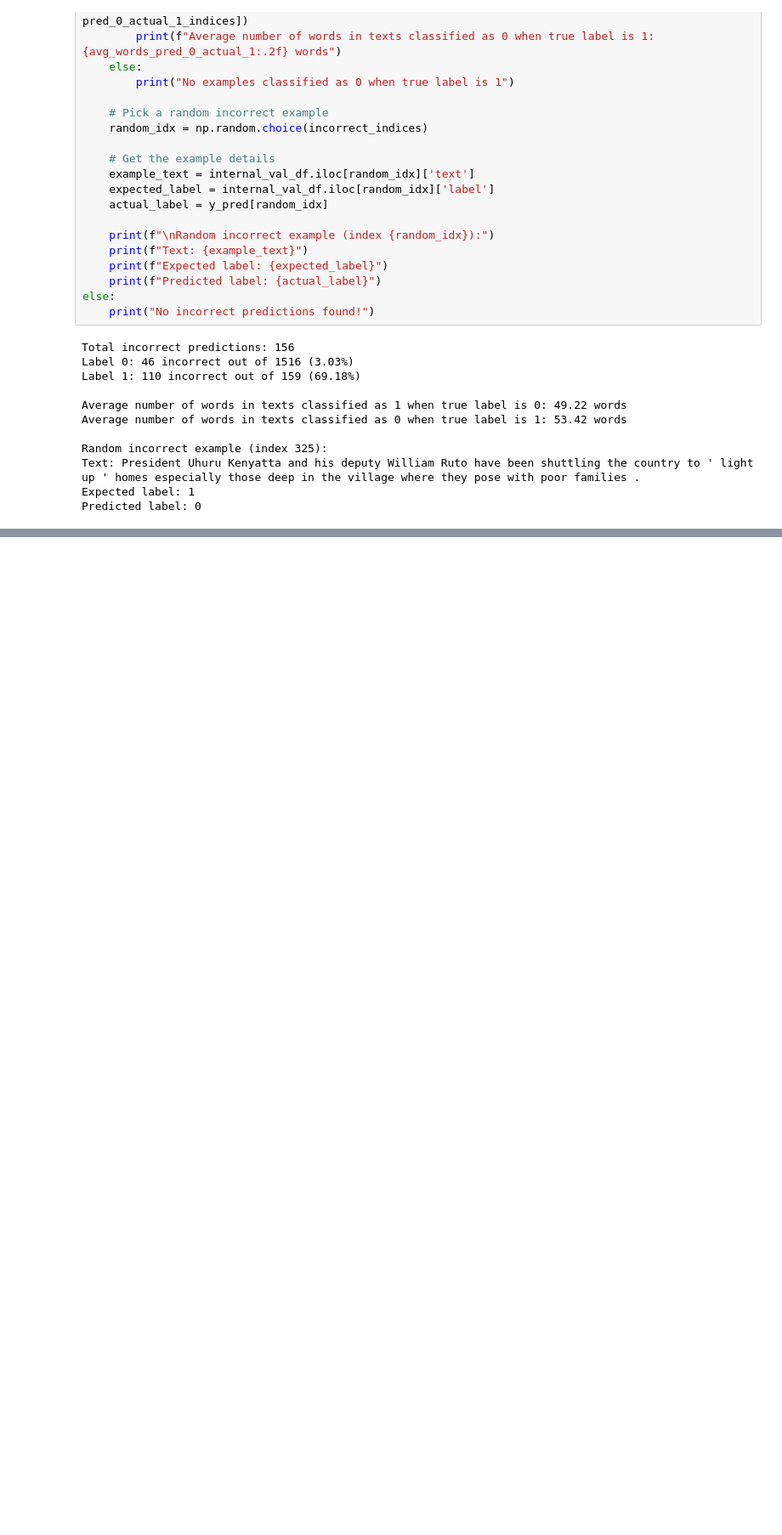
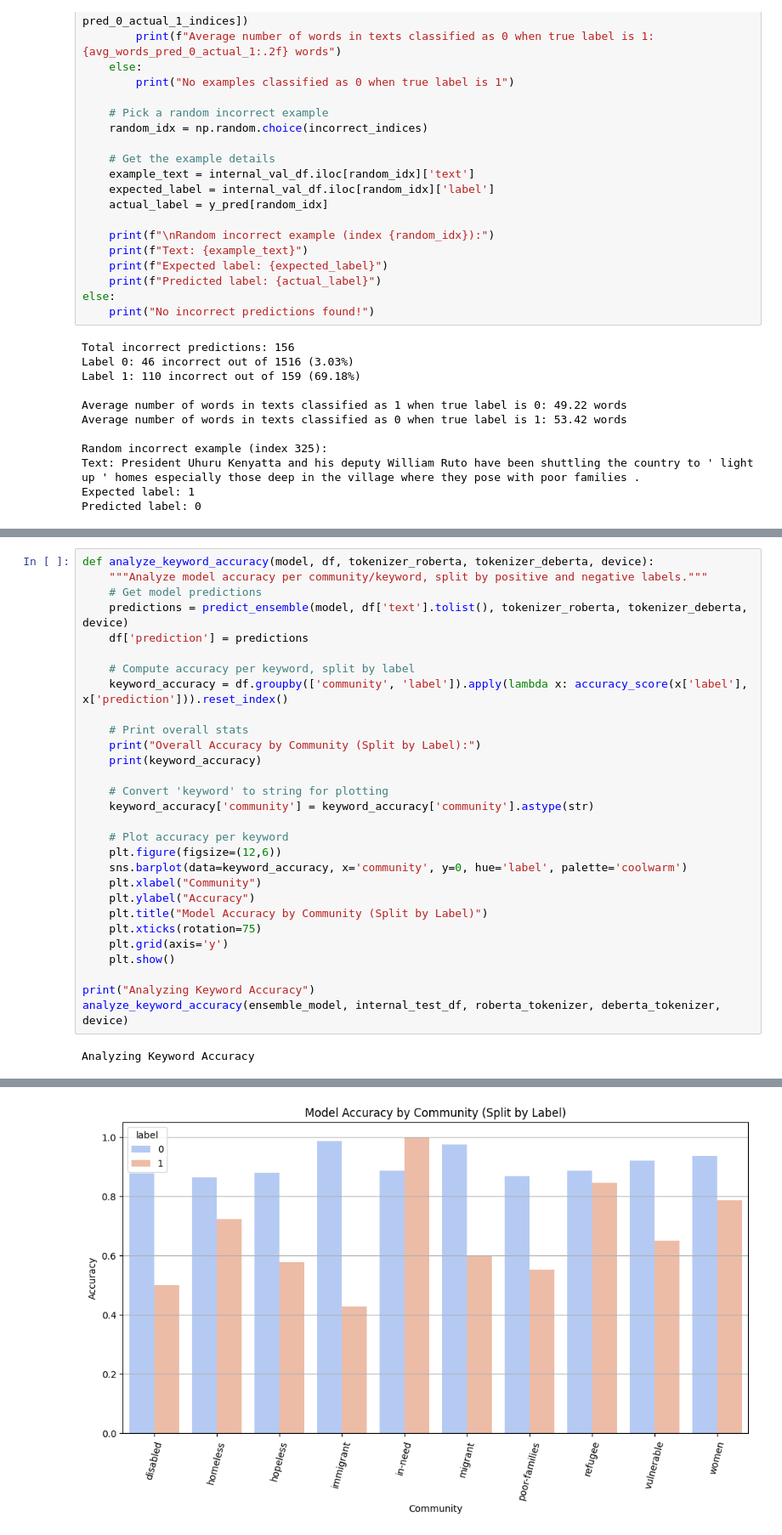
Before and after one commit to D0m-inic/NLP_CW, a Jupyter notebook: NLP_CW.ipynb, the cells around one changed output, grey strips where cells are left out. Shown at 85% size. Drawn from its saved outputs; the diff is of its cells as text; blank space fills up the shorter version.

```diff
--- a/NLP_CW.ipynb
+++ b/NLP_CW.ipynb
@@ -1483,0 +1523,31 @@ Predicted label: 0
+# %%
+def analyze_keyword_accuracy(model, df, tokenizer_roberta, tokenizer_deberta, device):
+    """Analyze model accuracy per community/keyword, split by positive and negative labels."""
+    # Get model predictions
+    predictions = predict_ensemble(model, df['text'].tolist(), tokenizer_roberta, tokenizer_deberta, device)
+    df['prediction'] = predictions
+
+    # Compute accuracy per keyword, split by label
+    keyword_accuracy = df.groupby(['community', 'label']).apply(lambda x: accuracy_score(x['label'], x['prediction'])).reset_index()
+
+    # Print overall stats
+    print("Overall Accuracy by Community (Split by Label):")
+    print(keyword_accuracy)
+
+    # Convert 'keyword' to string for plotting
+    keyword_accuracy['community'] = keyword_accuracy['community'].astype(str)
+
+    # Plot accuracy per keyword
+    plt.figure(figsize=(12,6))
+    sns.barplot(data=keyword_accuracy, x='community', y=0, hue='label', palette='coolwarm')
+    plt.xlabel("Community")
+    plt.ylabel("Accuracy")
+    plt.title("Model Accuracy by Community (Split by Label)")
+    plt.xticks(rotation=75)
+    plt.grid(axis='y')
+    plt.show()
+
+print("Analyzing Keyword Accuracy")
+analyze_keyword_accuracy(ensemble_model, internal_test_df, roberta_tokenizer, deberta_tokenizer, device)
+# %% [output]
+Analyzing Keyword Accuracy
@@ -1483,0 +1571 @@ Predicted label: 0
+[figure, added]
```
Also changed, not shown: parts of 15 cells of this notebook.
